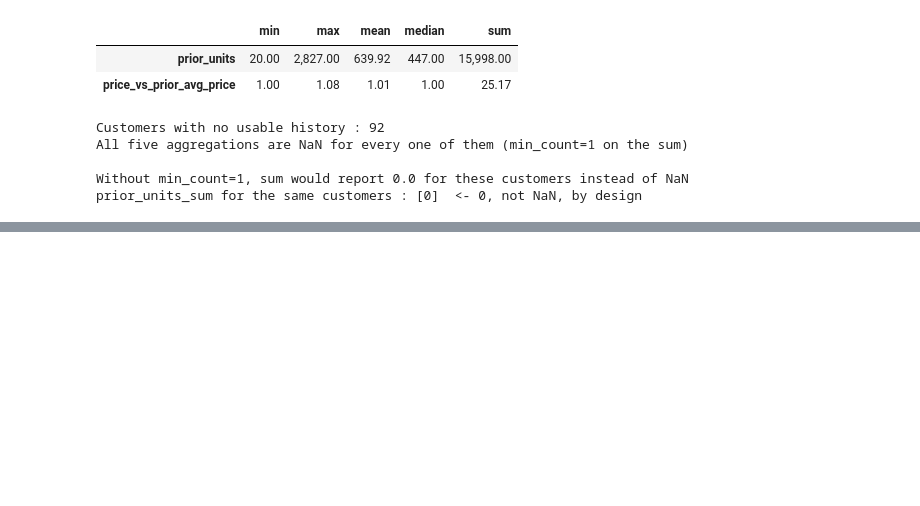
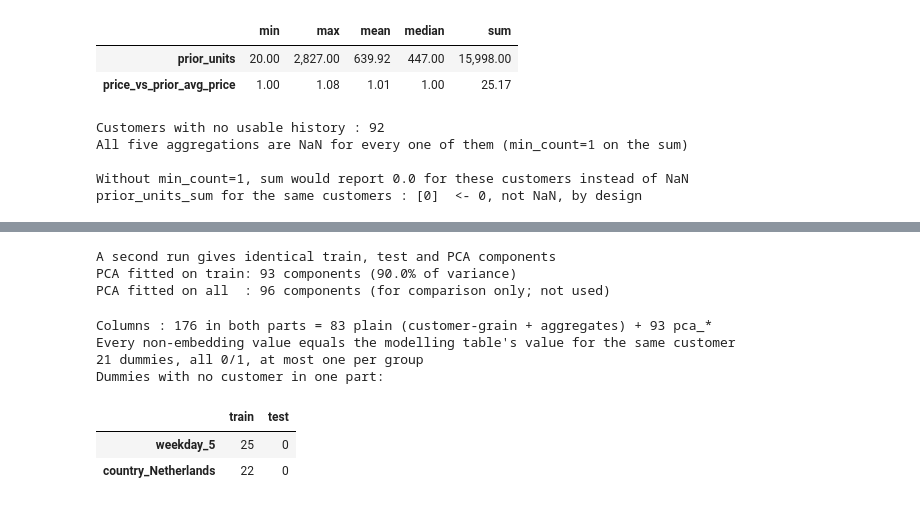
Before and after one commit to Lazr-Galstyan/testing_autoresearch, a Jupyter notebook: notebooks/05_feat_eng_data_split.ipynb, the cells around one changed output, grey strips where cells are left out. Drawn from its saved outputs; the diff is of its cells as text; code cells hidden in the pictures; blank space fills up the shorter version.

```diff
--- a/notebooks/05_feat_eng_data_split.ipynb
+++ b/notebooks/05_feat_eng_data_split.ipynb
@@ -877,0 +928,61 @@ dataset.head()
+# %%
+# ---- 3. Reproducible ----------------------------------------------------------
+train2, test2, cutoff2 = time_split(dataset)
+train_out2, test_out2, pca2 = fit_and_apply_pca(train2, test2)
+assert cutoff2 == cutoff
+pd.testing.assert_frame_equal(train_out2, train_out)
+pd.testing.assert_frame_equal(test_out2, test_out)
+assert np.array_equal(pca2.components_, pca.components_), 'PCA components differ on a re-run'
+print('A second run gives identical train, test and PCA components')
+
+# ---- 4. PCA fitted on train only ---------------------------------------------
+all_reduced, pca_all = reduce_embeddings(embedding_matrix(dataset))
+assert np.allclose(pca.mean_, embedding_matrix(train).mean(axis=0)), \
+    'the PCA centre is not the training mean'
+assert not np.allclose(pca.mean_, pca_all.mean_), 'the PCA centre equals the all-customer mean'
+assert np.allclose(test_out[pca_column_names(pca.n_components_)].to_numpy(),
+                   pca.transform(embedding_matrix(test)), atol=1e-4), \
+    'test was not projected with the training PCA'
+print(f'PCA fitted on train: {pca.n_components_} components '
+      f'({pca.explained_variance_ratio_.sum():.1%} of variance)')
+print(f'PCA fitted on all  : {pca_all.n_components_} components (for comparison only; not used)')
+# %% [output]
+A second run gives identical train, test and PCA components
+PCA fitted on train: 93 components (90.0% of variance)
+PCA fitted on all  : 96 components (for comparison only; not used)
+# %%
+# ---- 5. Nothing else altered --------------------------------------------------
+assert list(train_out.columns) == list(test_out.columns), 'column sets differ'
+assert train_out.dtypes.equals(test_out.dtypes), 'dtypes differ'
+assert not set(EMBEDDING_COLUMNS) & set(train_out.columns), 'raw embeddings survived'
+
+plain = [c for c in dataset.columns if c not in EMBEDDING_COLUMNS]
+original = dataset.set_index('customer_id')
+for name, out in (('train', train_out), ('test', test_out)):
+    pd.testing.assert_frame_equal(out[plain].set_index('customer_id'),
+                                  original.loc[out['customer_id'], plain[1:]])
+n_pca = pca.n_components_
+print(f'Columns : {train_out.shape[1]} in both parts = {len(plain)} plain '
+      f'(customer-grain + aggregates) + {n_pca} pca_*')
+print(f'Every non-embedding value equals the modelling table\'s value for the same customer')
+
+# ---- 6. One-hot columns -------------------------------------------------------
+dummies = [c for c in train_out.columns if c.startswith(('weekday_', 'time_of_day_', 'country_'))]
+assert len(dummies) == 21, len(dummies)
+for name, out in (('train', train_out), ('test', test_out)):
+    assert set(np.unique(out[dummies].to_numpy())) <= {0, 1}, f'{name}: a dummy is not 0/1'
+    for column in ONE_HOT_BASELINES:
+        group = [c for c in dummies if c.startswith(f'{column}_')]
+        assert (out[group].sum(axis=1) <= 1).all(), f'{name}: {column} has two categories'
+counts = pd.DataFrame({'train': train_out[dummies].sum(), 'test': test_out[dummies].sum()})
+print(f'{len(dummies)} dummies, all 0/1, at most one per group')
+print('Dummies with no customer in one part:')
+display(counts[(counts == 0).any(axis=1)])
+# %% [output]
+Columns : 176 in both parts = 83 plain (customer-grain + aggregates) + 93 pca_*
+Every non-embedding value equals the modelling table's value for the same customer
+21 dummies, all 0/1, at most one per group
+Dummies with no customer in one part:
+|  | train | test |
+| weekday_5 | 25 | 0 |
+| country_Netherlands | 22 | 0 |
```
Also changed, not shown: parts of 13 cells of this notebook, 3 other files.
